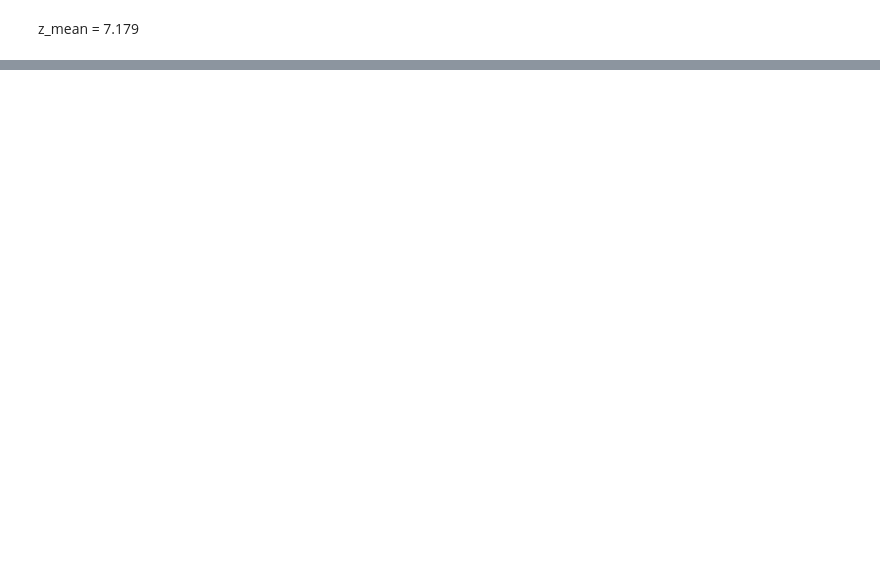
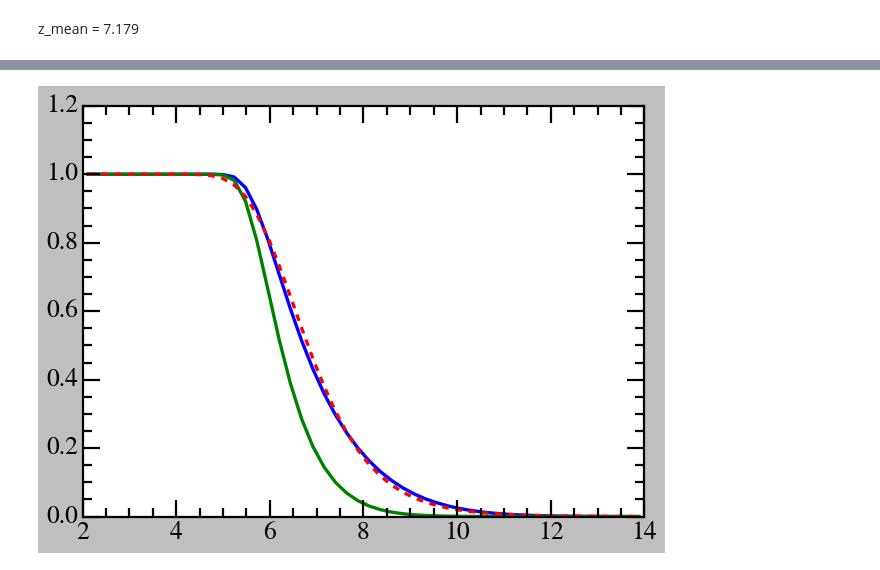
Before and after one commit to vinh-qtran/LuminaReionization, a Jupyter notebook: nbs/test.ipynb, the cells around one changed output, grey strips where cells are left out. Saved outputs shown, nothing was run; the diff lists cells and outputs as text; code cells hidden in the pictures; blank space fills up the shorter version.

Commit message:
Fix reionization width

```diff
--- a/nbs/test.ipynb
+++ b/nbs/test.ipynb
@@ -94,7 +94,7 @@ if False:
             save_k_mag=False,
         )
 # %%
-if True:
+if False:
     z_reion_fourier_file = "../../Data/320/Fourier/z_reion_V_50_fourier.h5"
     rho_dm_fourier_file = "../../Data/320/Fourier/DensityDM_156_fourier.h5"
 
@@ -247,7 +264,7 @@ plt.show()
 # %%
 if True:
-    z_reion_fourier_file = "../../Data/Fourier/z_reion_V_50_fourier.h5"
-    rho_dm_fourier_file = "../../Data/Fourier/DensityDM_033_fourier.h5"
+    z_reion_fourier_file = "../../Data/320/Fourier/z_reion_V_50_fourier.h5"
+    rho_dm_fourier_file = "../../Data/320/Fourier/DensityDM_156_fourier.h5"
 
     with h5py.File(z_reion_fourier_file, "r") as f:
         k_mag = np.ascontiguousarray(f["WaveVector"][:].ravel())
@@ -262,7 +279,7 @@ if True:
         delta_z_reion_fourier_hat.reshape((N_cell, N_cell, N_cell // 2 + 1))
     ).ravel()
 
-    z_reion_file = "../../Data/Sims/z_reion_V_50.hdf5"
+    z_reion_file = "../../Data/320/Sim/z_reion_V_50.hdf5"
 
     with h5py.File(z_reion_file, "r") as z_reion_data:
         z_reion_field = np.ascontiguousarray(
@@ -271,5 +288,12 @@ if True:
         z_reion_mean = np.mean(z_reion_field)
 
     z_reion_field_hat = delta_z_reion_hat * (1 + z_reion_mean) + z_reion_mean
+# %%
+z_reion_file_alt = "../../Data/320/Sim/z_reion_V_99.hdf5"
+
+with h5py.File(z_reion_file_alt, "r") as z_reion_data:
+    z_reion_field_alt = np.ascontiguousarray(
+        z_reion_data["ReionizationRedshift"][:].ravel()
+    )
 # %%
 utils.get_rms_err(z_reion_field, z_reion_field_hat)
@@ -275,0 +302,29 @@ utils.get_rms_err(z_reion_field, z_reion_field_hat)
+# %%
+z_bins = np.linspace(2, 14, 51)
+z_bin_centers = (z_bins[1:] + z_bins[:-1]) / 2
+
+z_counts = utils.get_z_reion_histogram(z_reion_field, z_bins)
+z_counts_hat = utils.get_z_reion_histogram(z_reion_field_hat, z_bins)
+
+z_counts_alt = utils.get_z_reion_histogram(z_reion_field_alt, z_bins)
+# %%
+plt.plot(z_bin_centers, (np.sum(z_counts) - np.cumsum(z_counts)) / np.sum(z_counts))
+plt.plot(
+    z_bin_centers,
+    (np.sum(z_counts_alt) - np.cumsum(z_counts_alt)) / np.sum(z_counts_alt),
+)
+
+plt.plot(
+    z_bin_centers,
+    (np.sum(z_counts_hat) - np.cumsum(z_counts_hat)) / np.sum(z_counts_hat),
+    color="r",
+    ls="--",
+)
+
+plt.xlim(2, 14)
+plt.ylim(0, 1.2)
+
+plt.tight_layout()
+plt.show()
+# %% [output]
+[figure, added]
```
Also changed, not shown: parts of 9 cells of this notebook, 1 other file.
